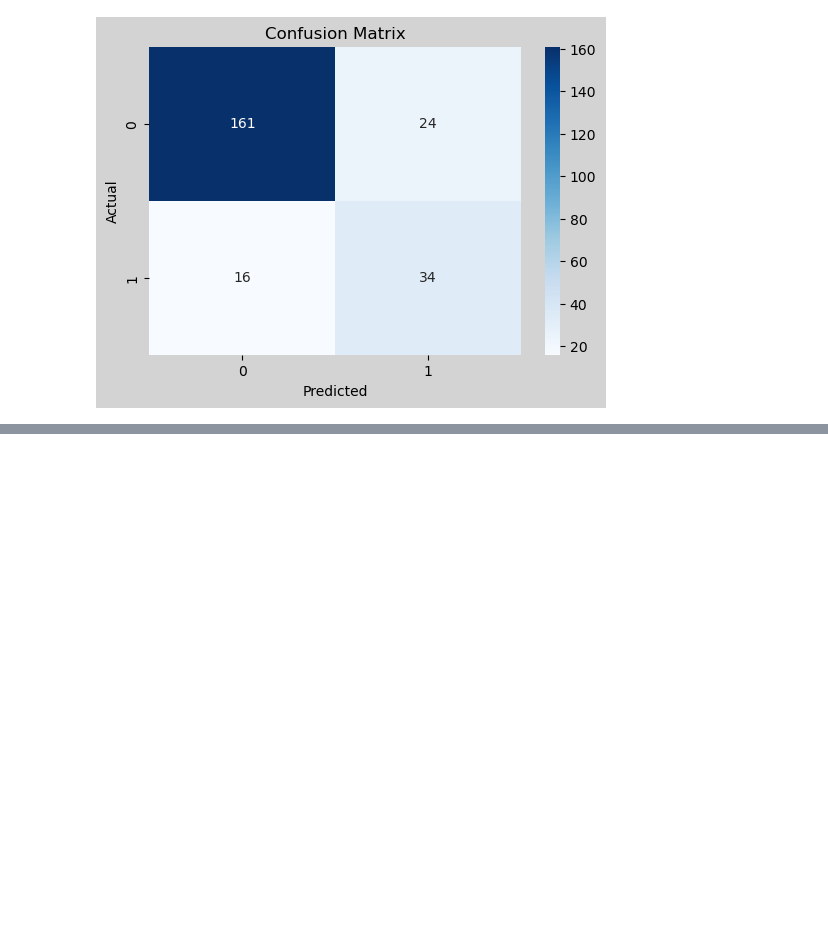
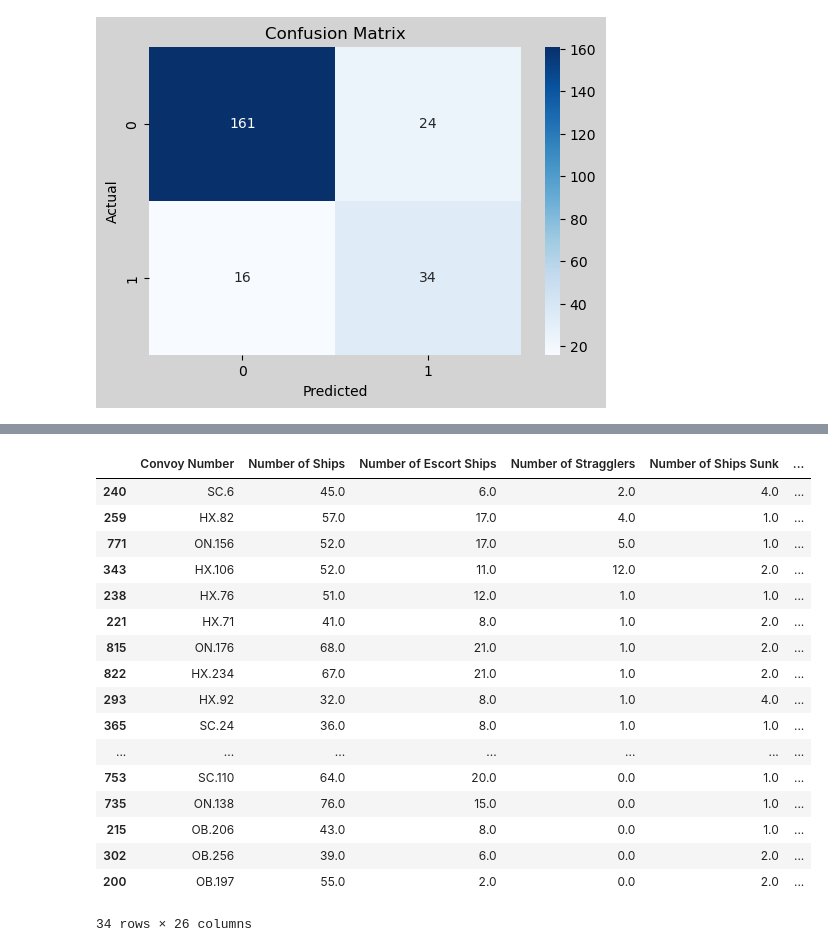
Before and after one commit to MAP9900/Convoy-Predictor-Project, a Jupyter notebook: notebooks/models/Results.ipynb, the cells around one changed output, grey strips where cells are left out. Cells and saved outputs as stored; diff of their text form; code cells hidden in the pictures; blank space fills up the shorter version.

```diff
--- a/notebooks/models/Results.ipynb
+++ b/notebooks/models/Results.ipynb
@@ -471,0 +657,77 @@ else:
+# %%
+# Keep metadata BEFORE dropping columns for X (True Positives)
+raw_df = pd.read_csv('/Users/matthewplambeck/Desktop/Convoy Predictor/data/processed/Complete_Convoy_Data.csv')
+raw_df = raw_df.drop(columns=['Unnamed: 0']).reset_index(drop=True)
+
+# Match the model-training preprocessing
+model_df = raw_df.drop(columns=[
+    'Convoy Number',
+    'Number of Ships Sunk',
+    'Depart_Date',
+    'Arrival/Dispersal Date',
+    'Number of Escorts Sunk',
+    'Number of Stragglers Sunk',
+    'Total Tons of Ships Sunk',
+    'Escort Sink Percentage',
+    'Straggler Sink Percentage',
+])
+model_df['Risk'] = (model_df['Overall Sink Percentage'] > 0).astype(int)
+X_df = model_df.drop(columns=['Overall Sink Percentage', 'Risk'])
+y_arr = model_df['Risk'].values
+
+# Split with row indices so we can map back to full original rows
+row_idx = np.arange(len(X_df))
+_, X_test_meta, _, y_test_meta, _, idx_test = train_test_split(
+    X_df,
+    y_arr,
+    row_idx,
+    train_size=0.8,
+    random_state=1945,
+    stratify=y_arr,
+)
+
+# Ensemble predictions on the same split definition
+y_proba = voter_calsoft_025.predict_proba(X_test_meta)[:, 1]
+y_pred = (y_proba >= 0.25).astype(int)
+
+# Full original dataframe with test predictions attached
+all_rows_scored = raw_df.copy()
+all_rows_scored['Actual'] = np.nan
+all_rows_scored['Predicted'] = np.nan
+all_rows_scored['Pred_Prob'] = np.nan
+all_rows_scored['Is_Test'] = False
+all_rows_scored['Is_True_Positive'] = False
+
+all_rows_scored.loc[idx_test, 'Actual'] = y_test_meta
+all_rows_scored.loc[idx_test, 'Predicted'] = y_pred
+all_rows_scored.loc[idx_test, 'Pred_Prob'] = y_proba
+all_rows_scored.loc[idx_test, 'Is_Test'] = True
+all_rows_scored.loc[idx_test, 'Is_True_Positive'] = (y_test_meta == 1) & (y_pred == 1)
+
+true_positives = all_rows_scored[all_rows_scored['Is_True_Positive']].copy()
+true_positives = true_positives.sort_values('Pred_Prob', ascending=False)
+
+# View full original dataframe with predictions/flags
+all_rows_scored
+
+# View only true positives
+true_positives
+# %% [output]
+|  | Convoy Number | Number of Ships | Number of Escort Ships | Number of Stragglers | Number of Ships Sunk | ... |
+| 240 | SC.6 | 45.0 | 6.0 | 2.0 | 4.0 | ... |
+| 259 | HX.82 | 57.0 | 17.0 | 4.0 | 1.0 | ... |
+| 771 | ON.156 | 52.0 | 17.0 | 5.0 | 1.0 | ... |
+| 343 | HX.106 | 52.0 | 11.0 | 12.0 | 2.0 | ... |
+| 238 | HX.76 | 51.0 | 12.0 | 1.0 | 1.0 | ... |
+| 221 | HX.71 | 41.0 | 8.0 | 1.0 | 2.0 | ... |
+| 815 | ON.176 | 68.0 | 21.0 | 1.0 | 2.0 | ... |
+| 822 | HX.234 | 67.0 | 21.0 | 1.0 | 2.0 | ... |
+| 293 | HX.92 | 32.0 | 8.0 | 1.0 | 4.0 | ... |
+| 365 | SC.24 | 36.0 | 8.0 | 1.0 | 1.0 | ... |
+| ... | ... | ... | ... | ... | ... | ... |
+| 753 | SC.110 | 64.0 | 20.0 | 0.0 | 1.0 | ... |
+| 735 | ON.138 | 76.0 | 15.0 | 0.0 | 1.0 | ... |
+| 215 | OB.206 | 43.0 | 8.0 | 0.0 | 1.0 | ... |
+| 302 | OB.256 | 39.0 | 6.0 | 0.0 | 2.0 | ... |
+| 200 | OB.197 | 55.0 | 2.0 | 0.0 | 2.0 | ... |
+34 rows × 26 columns
```
Also changed, not shown: parts of 6 cells of this notebook, 3 other files.
